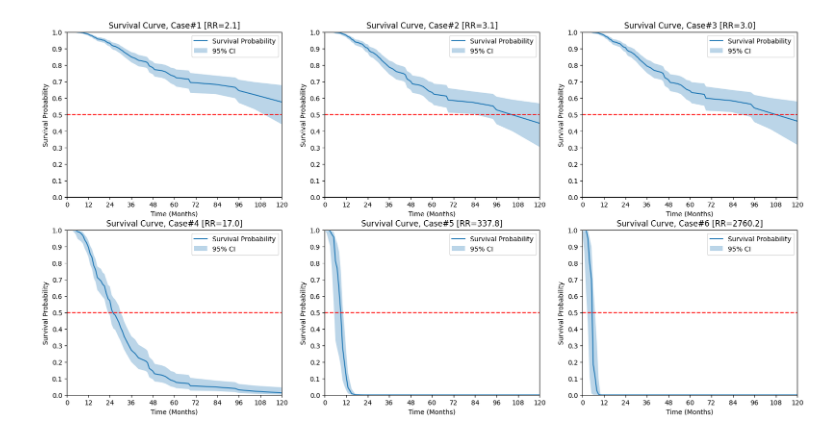
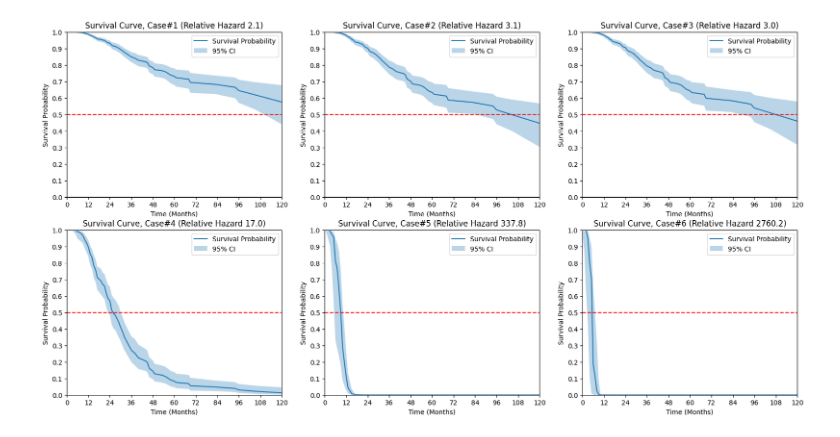
Before and after one commit to rhee1998/snuh_nsclc_spinal_metastasis, a Jupyter notebook: risk_stratification_xgb.ipynb, the cells around one changed output. Cells and saved outputs as stored; diff of their text form; code cells hidden in the pictures.

```diff
--- a/risk_stratification_xgb.ipynb
+++ b/risk_stratification_xgb.ipynb
@@ -115,35 +115,35 @@ def plot_survival_curve(
 # %%
 # Full Pipeline
 X = load_data(filename=SAMPLE_DATA_CSV)[INP_FEATURES]
 model_dict = load_model_dict(is_complex=IS_COMPLEX)
-rr_pred_list = np.exp(run_model(X, model_dict))
+rh_pred_list = np.exp(run_model(X, model_dict))
 
 df_base_cum_hz = load_baseline_cumulative_hazard(is_complex=IS_COMPLEX)
 
 _, axs = plt.subplots(2, 3, figsize=(20, 10))
 axs = axs.flatten()
 
-for idx in range(len(rr_pred_list)):
-    rr_pred = rr_pred_list[idx]
+for idx in range(len(rh_pred_list)):
+    rh_pred = rh_pred_list[idx]
     df_hz = df_base_cum_hz.copy()
 
-    df_hz['H_median'] = df_hz['H0_median'] * rr_pred
-    df_hz['H_lower']  = df_hz['H0_lower']  * rr_pred
-    df_hz['H_upper']  = df_hz['H0_upper']  * rr_pred
+    df_hz['H_median'] = df_hz['H0_median'] * rh_pred
+    df_hz['H_lower']  = df_hz['H0_lower']  * rh_pred
+    df_hz['H_upper']  = df_hz['H0_upper']  * rh_pred
 
     df_hz['S_median'] = np.exp(-df_hz['H_median'])
     df_hz['S_lower']  = np.exp(-df_hz['H_upper'])
     df_hz['S_upper']  = np.exp(-df_hz['H_lower'])
 
     plot_survival_curve(
         time=df_hz['time'],
         s_median=df_hz['S_median'],
         s_lower=df_hz['S_lower'],
         s_upper=df_hz['S_upper'],
-        title=f'Survival Curve, Case#{idx+1} [RR={rr_pred:.1f}]',
+        title=f'Survival Curve, Case#{idx+1} (Relative Hazard {rh_pred:.1f})',
         ax=axs[idx]
     )
 
 plt.show()
 # %% [output]
-[figure, old version]
+[figure, new version]
```
